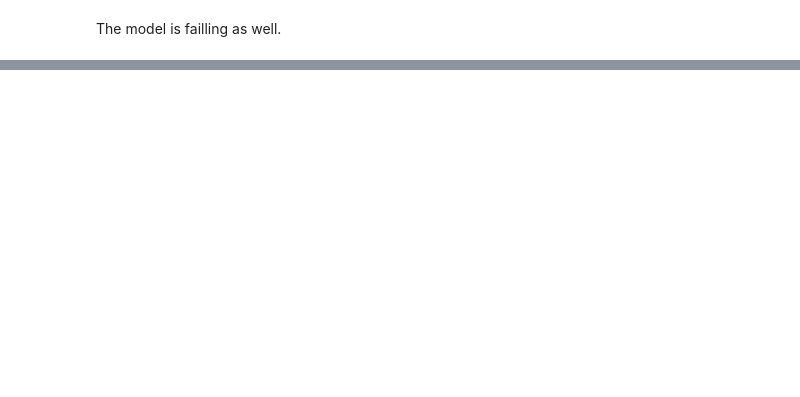
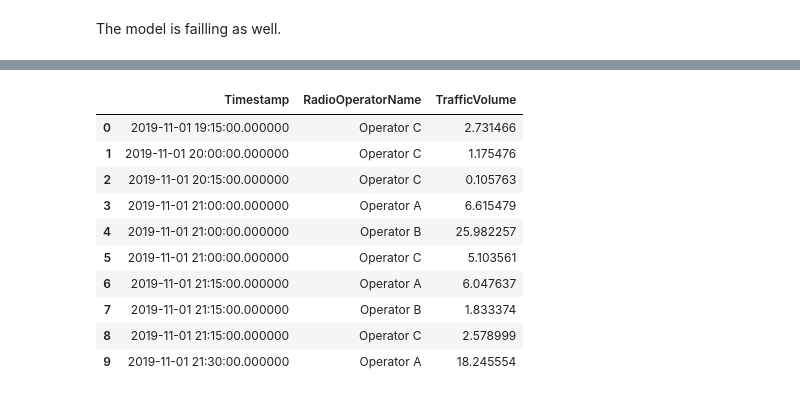
Before and after one commit to medhatfawzy/AI-Telecom, a Jupyter notebook: 4.Machine_Learning.ipynb, the cells around one changed output, grey strips where cells are left out. Drawn from its saved outputs; the diff is of its cells as text; code cells hidden in the pictures; blank space fills up the shorter version.

```diff
--- a/4.Machine_Learning.ipynb
+++ b/4.Machine_Learning.ipynb
@@ -171,0 +260,14 @@ The data we have isn't enough to predict the traffic volume given the RSRP value
+# %%
+Up_traffic_samsung.head(10)
+# %% [output]
+|  | Timestamp | RadioOperatorName | TrafficVolume |
+| 0 | 2019-11-01 19:15:00.000000 | Operator C | 2.731466 |
+| 1 | 2019-11-01 20:00:00.000000 | Operator C | 1.175476 |
+| 2 | 2019-11-01 20:15:00.000000 | Operator C | 0.105763 |
+| 3 | 2019-11-01 21:00:00.000000 | Operator A | 6.615479 |
+| 4 | 2019-11-01 21:00:00.000000 | Operator B | 25.982257 |
+| 5 | 2019-11-01 21:00:00.000000 | Operator C | 5.103561 |
+| 6 | 2019-11-01 21:15:00.000000 | Operator A | 6.047637 |
+| 7 | 2019-11-01 21:15:00.000000 | Operator B | 1.833374 |
+| 8 | 2019-11-01 21:15:00.000000 | Operator C | 2.578999 |
+| 9 | 2019-11-01 21:30:00.000000 | Operator A | 18.245554 |
```
Also changed, not shown: parts of 27 cells of this notebook, 3 other files.
